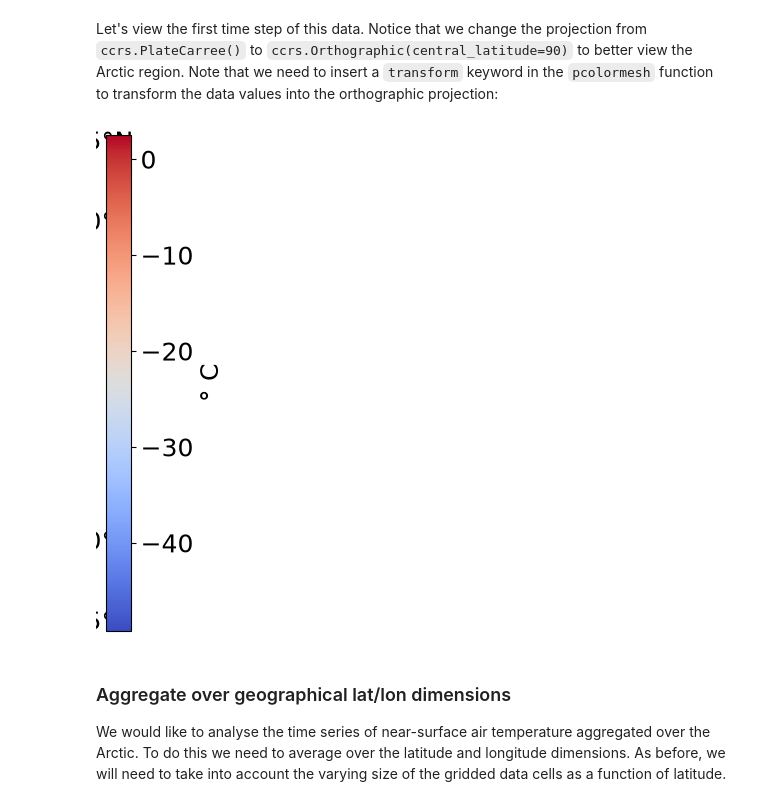
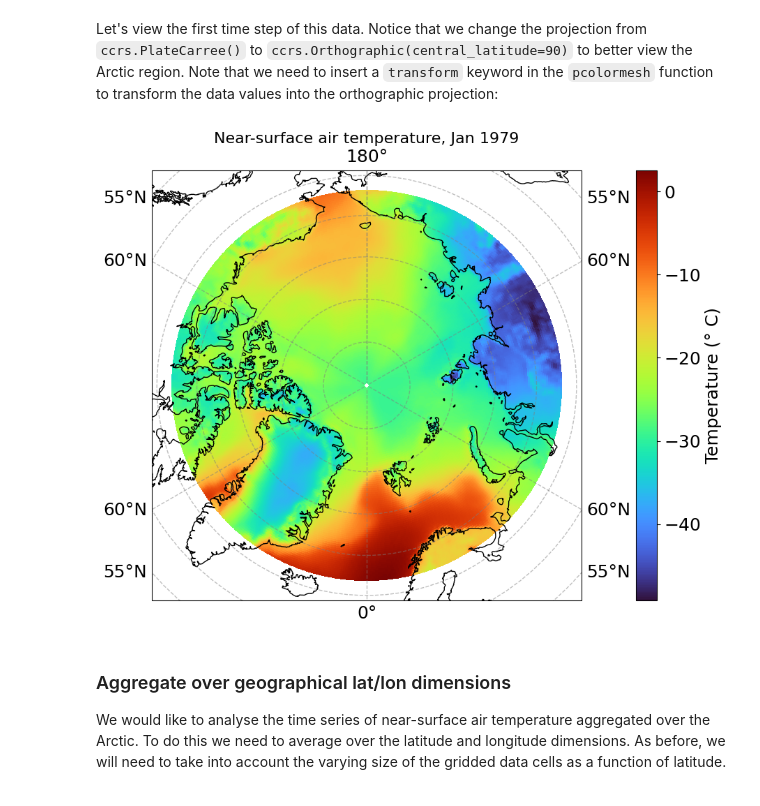
Before and after one commit to ecmwf-training/c3s-training-submodule-reanalysis, a Jupyter notebook: reanalysis-climatology.ipynb, the cells around one changed output. Saved outputs shown, nothing was run; the diff lists cells and outputs as text; code cells hidden in the pictures.

```diff
--- a/reanalysis-climatology.ipynb
+++ b/reanalysis-climatology.ipynb
@@ -434,30 +429,29 @@ Arc.attrs["units"] = "° C"
 Let's view the first time step of this data. Notice that we change the projection from `ccrs.PlateCarree()` to `ccrs.Orthographic(central_latitude=90)` to better view the Arctic region. Note that we need to insert a `transform` keyword in the `pcolormesh` function to transform the data values into the orthographic projection:
 # %%
 fig, ax = plt.subplots(
-    1,
-    1,
-    figsize=(8, 8),
+    1, 1, figsize=(10, 8),
     subplot_kw={"projection": ccrs.Orthographic(central_latitude=90)},
 )
 
 im = ax.pcolormesh(
     Arc.longitude,
     Arc.latitude,
     Arc[0, :, :],
     transform=ccrs.PlateCarree(),
-    cmap="coolwarm",
+    cmap="turbo",
 )
+
+ax.set_title("Near-surface air temperature, Jan 1979", fontsize=16)
+
 ax.gridlines(draw_labels=True, linewidth=1, color="gray", alpha=0.5, linestyle="--")
-ax.set_title("Near-surface air temperature, Jan 1979", fontsize=16)
 ax.coastlines(color="black")
 
-cbar = plt.colorbar(im, fraction=0.04, pad=0.07)
-cbar.set_label("° C")
+cbar = plt.colorbar(im, ax=ax, fraction=0.05, pad=0.1)
+cbar.set_label("Temperature (° C)")
 
 fig.savefig(f"{DATADIR}ERA5_Arctic_t2m_Jan1979.png")
-plt.show()
 # %% [output]
-[figure, old version]
+[figure, new version]
 # %% [markdown]
 ### Aggregate over geographical lat/lon dimensions
 
```
Also changed, not shown: parts of 9 cells of this notebook.
